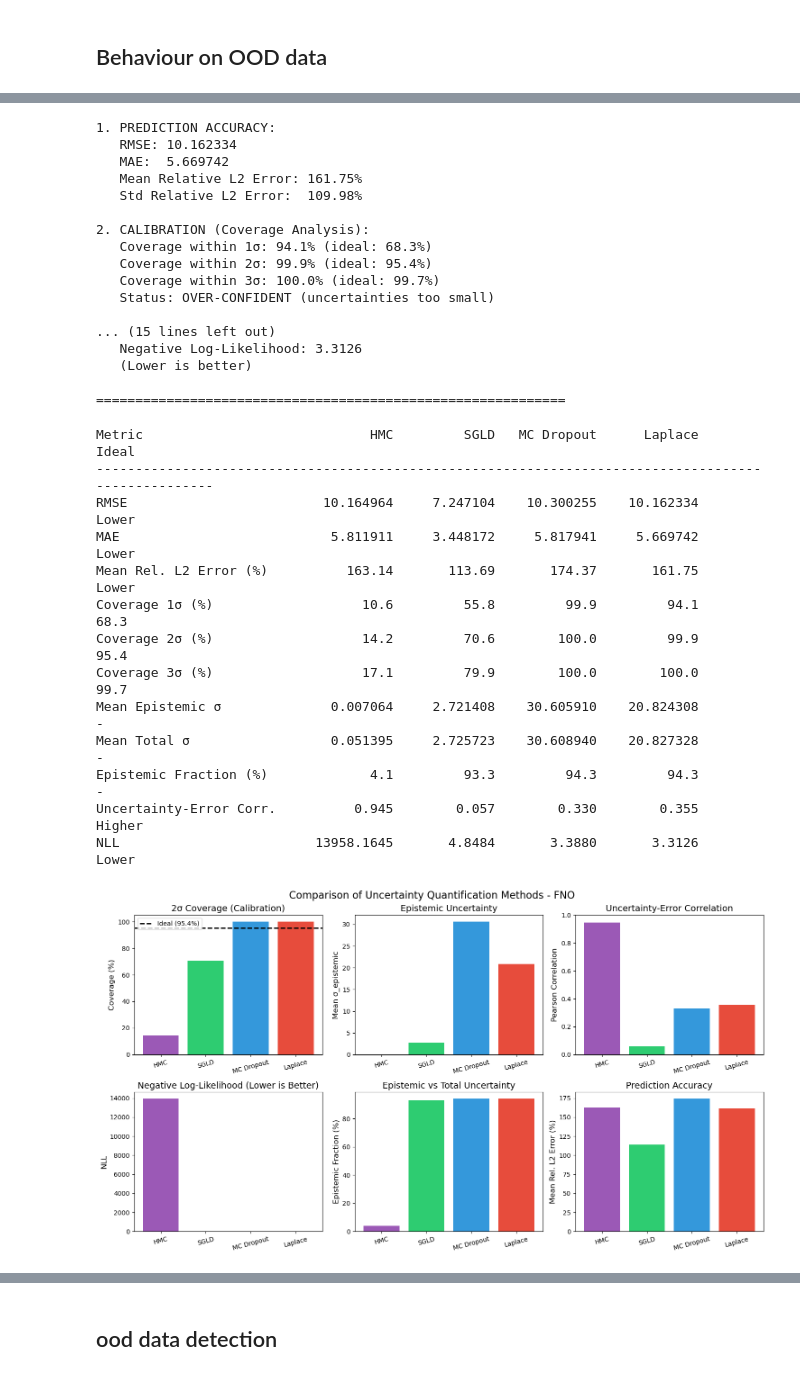
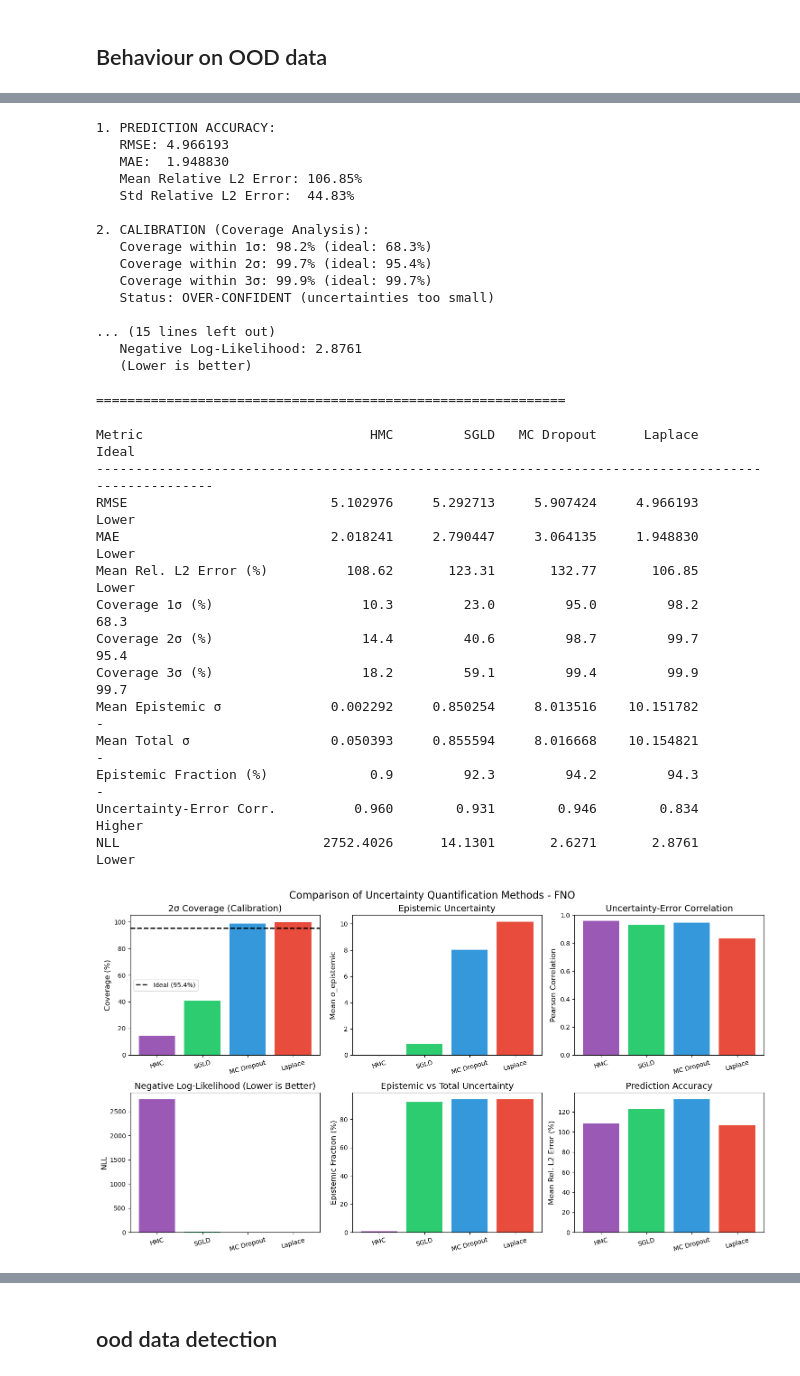
Before and after one commit to hwkin/uq, a Jupyter notebook: poisson/FNO/training_and_testing.ipynb, the cells around one changed output, grey strips where cells are left out. Cells and saved outputs as stored; diff of their text form; code cells hidden in the pictures.

```diff
--- a/poisson/FNO/training_and_testing.ipynb
+++ b/poisson/FNO/training_and_testing.ipynb
@@ -661,38 +730,51 @@ model = torch.load(model_save_file, weights_only=False)
 device = torch.device("cuda" if torch.cuda.is_available() else "cpu")
 model = model.to(device)
 la_metrics_1, la_mean_1, la_std_1  = uq.uqevaluation(data_ood, model, data, 'la', la_samples=la_samples.clone())
+
+std_7 = []
+results_7 = []
+for i in range(3):
+    model = torch.load(model_save_file, weights_only=False)
+    model.to(device)
+    result7_i, std7_i = uq.uqevaluation(data_shifting_data[i], model, 'la', lasamples=la_samples.clone())
+    std_7.append(std7_i)
+    results_7.append(result7_i)
+    print(f" Complete {i+1} epoch")
+model = torch.load(model_save_file, weights_only=False)
+model.to(device)
+std7_4, result7_4 = uq.uqevaluation(data_ood__1, model, 'la', lasamples=la_samples.clone())
 # %% [output]
 1. PREDICTION ACCURACY:
-   RMSE: 10.162334
-   MAE:  5.669742
-   Mean Relative L2 Error: 161.75%
-   Std Relative L2 Error:  109.98%
+   RMSE: 4.966193
+   MAE:  1.948830
+   Mean Relative L2 Error: 106.85%
+   Std Relative L2 Error:  44.83%
 
 2. CALIBRATION (Coverage Analysis):
-   Coverage within 1σ: 94.1% (ideal: 68.3%)
-   Coverage within 2σ: 99.9% (ideal: 95.4%)
-   Coverage within 3σ: 100.0% (ideal: 99.7%)
+   Coverage within 1σ: 98.2% (ideal: 68.3%)
+   Coverage within 2σ: 99.7% (ideal: 95.4%)
+   Coverage within 3σ: 99.9% (ideal: 99.7%)
    Status: OVER-CONFIDENT (uncertainties too small)
 
 ... (15 lines left out)
-   Negative Log-Likelihood: 3.3126
+   Negative Log-Likelihood: 2.8761
    (Lower is better)
 
 ============================================================
-# %%
-uq.comparison_plotting(hmc_metrics_1, sgld_metrics_1, mcd_metrics_1, la_metrics_1)
-# %% [output]
-Metric                             HMC         SGLD   MC Dropout      Laplace      Ideal
-----------------------------------------------------------------------------------------------------
-RMSE                         10.164964     7.247104    10.300255    10.162334      Lower
-MAE                           5.811911     3.448172     5.817941     5.669742      Lower
-Mean Rel. L2 Error (%)          163.14       113.69       174.37       161.75      Lower
-Coverage 1σ (%)                   10.6         55.8         99.9         94.1       68.3
-Coverage 2σ (%)                   14.2         70.6        100.0         99.9       95.4
-Coverage 3σ (%)                   17.1         79.9        100.0        100.0       99.7
-Mean Epistemic σ              0.007064     2.721408    30.605910    20.824308          -
-Mean Total σ                  0.051395     2.725723    30.608940    20.827328          -
-Epistemic Fraction (%)             4.1         93.3         94.3         94.3          -
-Uncertainty-Error Corr.          0.945        0.057        0.330        0.355     Higher
-NLL                         13958.1645       4.8484       3.3880       3.3126      Lower
-[figure, removed]
+# %%
+uq.comparison_plotting(result_4, result_5, result_6, result_7)
+# %% [output]
+Metric                             HMC         SGLD   MC Dropout      Laplace      Ideal
+----------------------------------------------------------------------------------------------------
+RMSE                          5.102976     5.292713     5.907424     4.966193      Lower
+MAE                           2.018241     2.790447     3.064135     1.948830      Lower
+Mean Rel. L2 Error (%)          108.62       123.31       132.77       106.85      Lower
+Coverage 1σ (%)                   10.3         23.0         95.0         98.2       68.3
+Coverage 2σ (%)                   14.4         40.6         98.7         99.7       95.4
+Coverage 3σ (%)                   18.2         59.1         99.4         99.9       99.7
+Mean Epistemic σ              0.002292     0.850254     8.013516    10.151782          -
+Mean Total σ                  0.050393     0.855594     8.016668    10.154821          -
+Epistemic Fraction (%)             0.9         92.3         94.2         94.3          -
+Uncertainty-Error Corr.          0.960        0.931        0.946        0.834     Higher
+NLL                          2752.4026      14.1301       2.6271       2.8761      Lower
+[figure, added]
```
Also changed, not shown: parts of 24 cells of this notebook, 5 other files.
